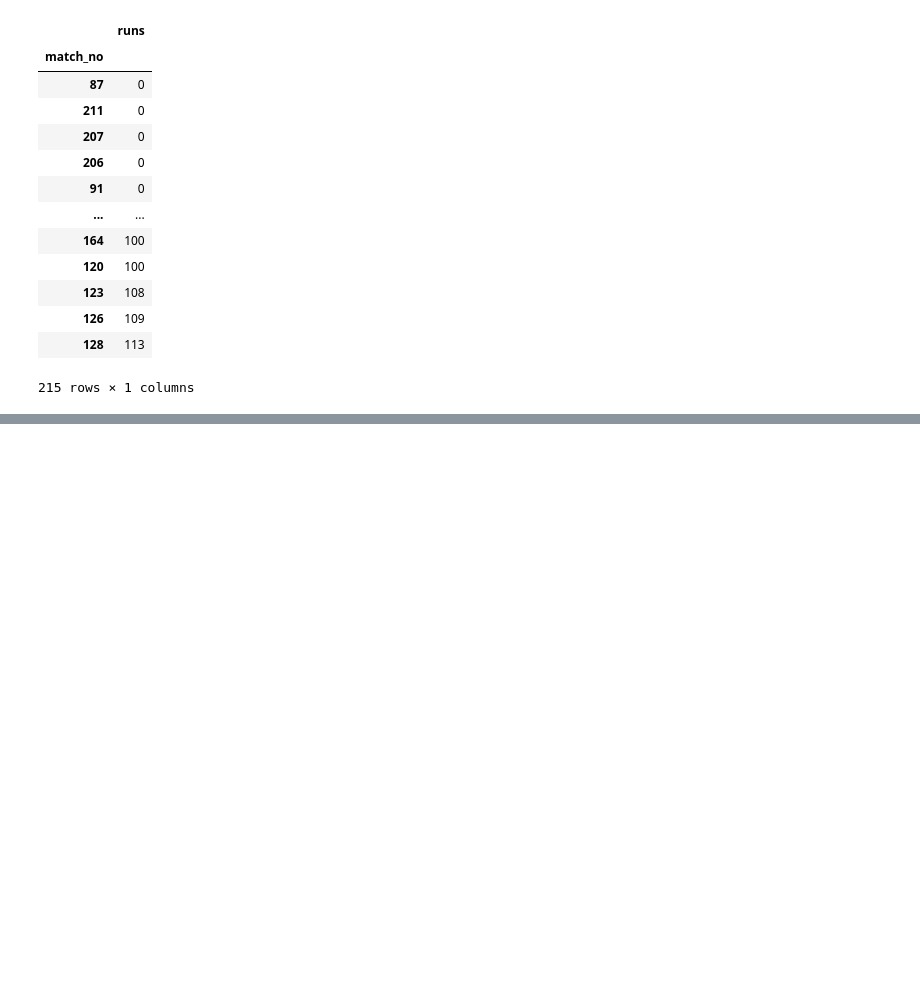
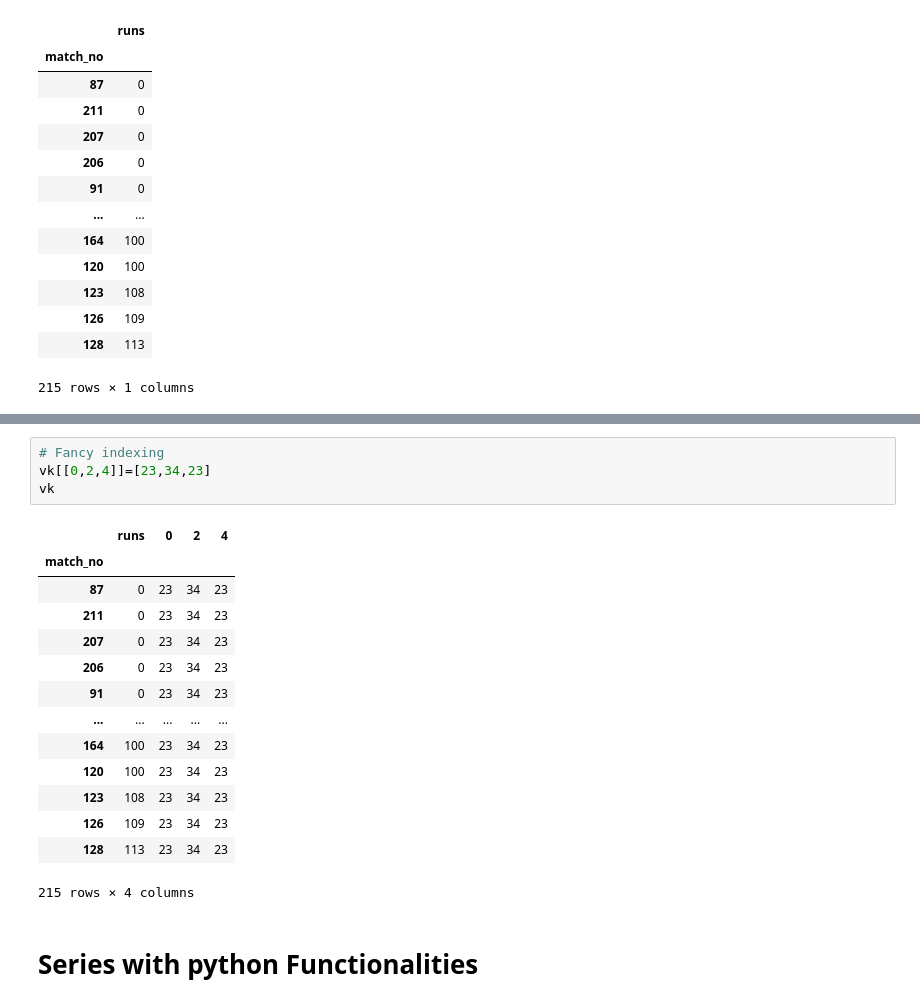
Before and after one commit to thesujalgaur/DATA-SCIENCE-Personal, a Jupyter notebook: Pandas/pandas_series.ipynb, the cells around one changed output, grey strips where cells are left out. Drawn from its saved outputs; the diff is of its cells as text; blank space fills up the shorter version.

Commit message:
pandas Series

```diff
--- a/Pandas/pandas_series.ipynb
+++ b/Pandas/pandas_series.ipynb
@@ -159,0 +498,21 @@ vk
+# %%
+# Fancy indexing
+vk[[0,2,4]]=[23,34,23]
+vk
+# %% [output]
+|  | runs | 0 | 2 | 4 |
+| match_no |  |  |  |  |
+| 87 | 0 | 23 | 34 | 23 |
+| 211 | 0 | 23 | 34 | 23 |
+| 207 | 0 | 23 | 34 | 23 |
+| 206 | 0 | 23 | 34 | 23 |
+| 91 | 0 | 23 | 34 | 23 |
+| ... | ... | ... | ... | ... |
+| 164 | 100 | 23 | 34 | 23 |
+| 120 | 100 | 23 | 34 | 23 |
+| 123 | 108 | 23 | 34 | 23 |
+| 126 | 109 | 23 | 34 | 23 |
+| 128 | 113 | 23 | 34 | 23 |
+215 rows × 4 columns
+# %% [markdown]
+# Series with python Functionalities
```
Also changed, not shown: parts of 45 cells of this notebook.
